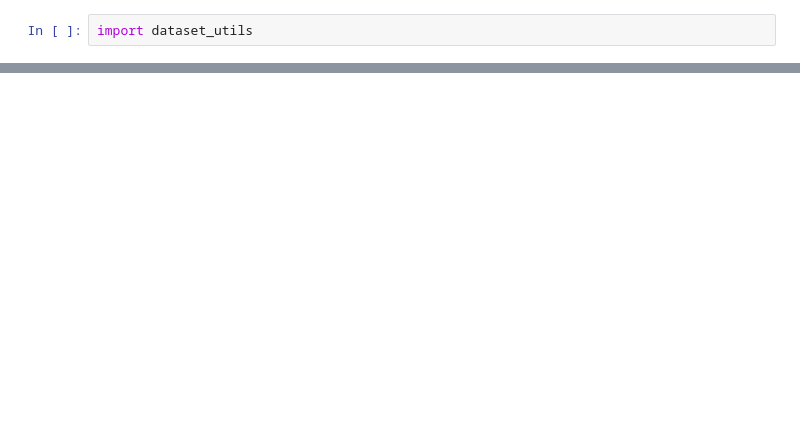
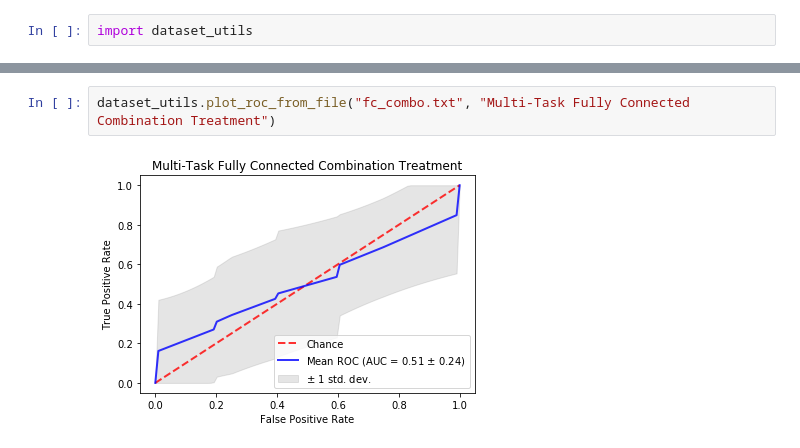
Before and after one commit to hl197/DrugResponsePrediction, a Jupyter notebook: NeoALTTO/gene_ontology/neural_net_performance.ipynb, the cells around one changed output, grey strips where cells are left out. Saved outputs shown, nothing was run; the diff lists cells and outputs as text; blank space fills up the shorter version.

```diff
--- a/NeoALTTO/gene_ontology/neural_net_performance.ipynb
+++ b/NeoALTTO/gene_ontology/neural_net_performance.ipynb
@@ -30,0 +9,4 @@ dataset_utils.plot_roc_from_file("multi_cl_lap_NN.txt", "Multi-Task Lapatinib Ce
+# %%
+dataset_utils.plot_roc_from_file("fc_combo.txt", "Multi-Task Fully Connected Combination Treatment")
+# %% [output]
+[figure, added]
```
Also changed, not shown: parts of 51 cells of this notebook, 7 other files.
